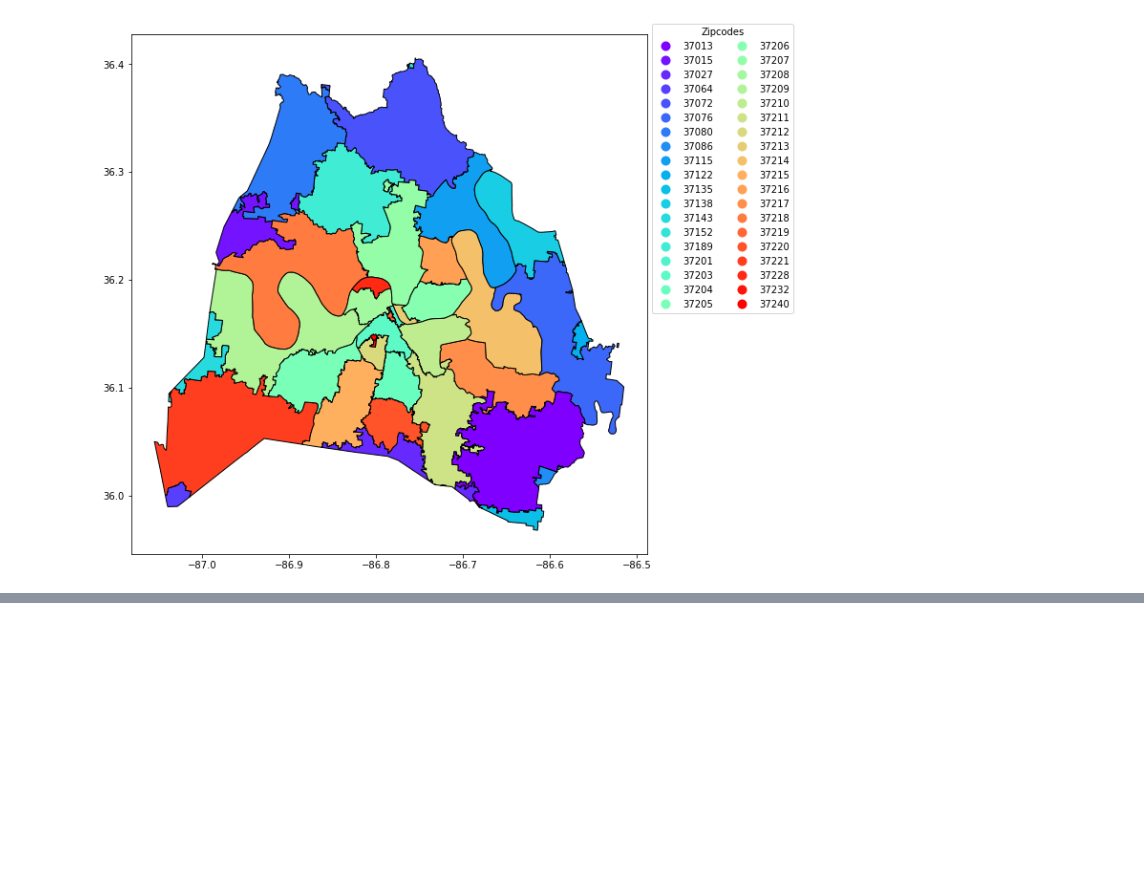
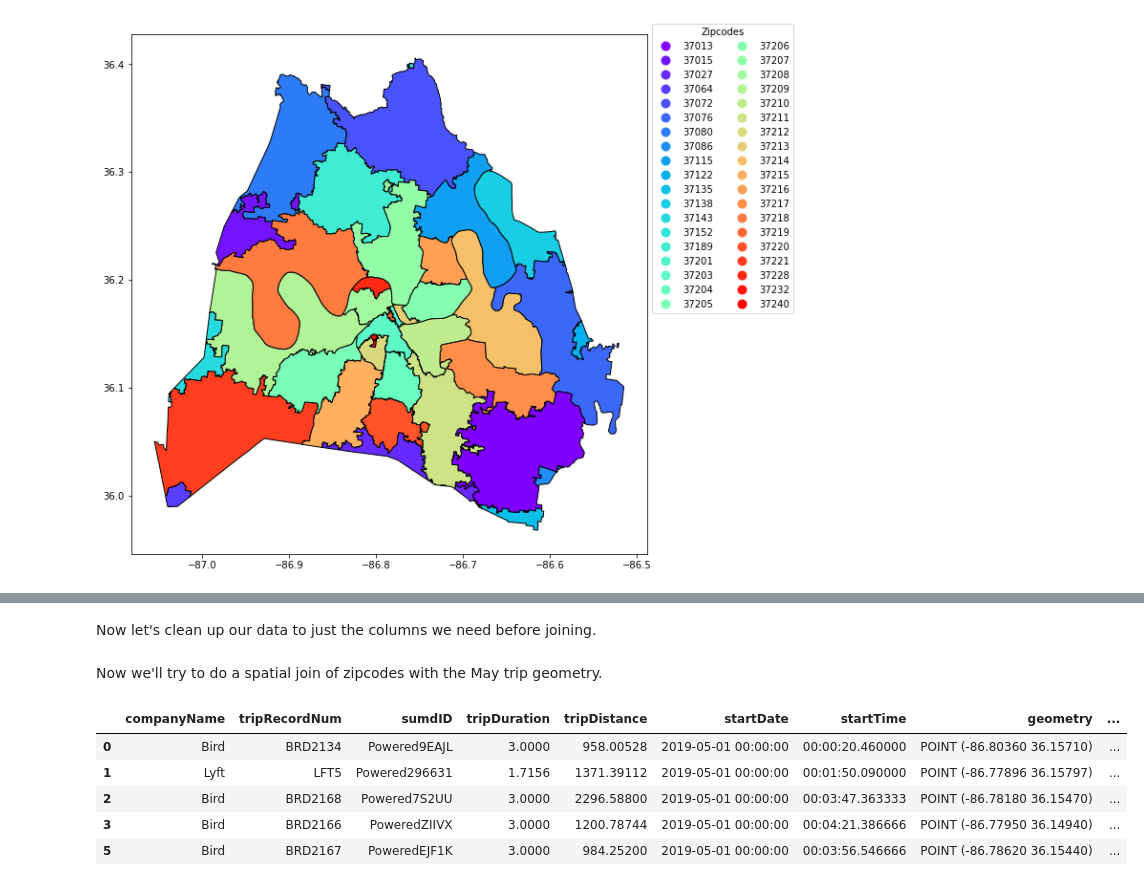
Before and after one commit to derektprice/mapping_scooters_nashville_python, a Jupyter notebook: notebooks/3_MayGeospatial.ipynb, the cells around one changed output, grey strips where cells are left out. Cells and saved outputs as stored; diff of their text form; code cells hidden in the pictures; blank space fills up the shorter version.

```diff
--- a/notebooks/3_MayGeospatial.ipynb
+++ b/notebooks/3_MayGeospatial.ipynb
@@ -79,0 +94,4 @@ Because our trip data is a .csv file instead of a spatial geojson file, we need
+# %%
+maytrips_geo = gpd.GeoDataFrame(maytrips,
+                           crs = zipcodes.crs,
+                           geometry = maytrips['geometry'])
@@ -79,0 +102,19 @@ Because our trip data is a .csv file instead of a spatial geojson file, we need
+# %% [markdown]
+Now let's clean up our data to just the columns we need before joining.
+# %%
+maytrips_geo = maytrips_geo[['companyName', 'tripRecordNum', 'sumdID', 'tripDuration', 'tripDistance', 'startDate', 'startTime', 'geometry']]
+# %%
+zipcodes = zipcodes[['zip', 'po_name', 'geometry']]
+# %% [markdown]
+Now we'll try to do a spatial join of zipcodes with the May trip geometry.
+# %%
+maytrips_by_zip = gpd.sjoin(maytrips_geo, zipcodes, op = 'within')
+# %%
+maytrips_by_zip.head()
+# %% [output]
+|  | companyName | tripRecordNum | sumdID | tripDuration | tripDistance | startDate | startTime | geometry | ... |
+| 0 | Bird | BRD2134 | Powered9EAJL | 3.0000 | 958.00528 | 2019-05-01 00:00:00 | 00:00:20.460000 | POINT (-86.80360 36.15710) | ... |
+| 1 | Lyft | LFT5 | Powered296631 | 1.7156 | 1371.39112 | 2019-05-01 00:00:00 | 00:01:50.090000 | POINT (-86.77896 36.15797) | ... |
+| 2 | Bird | BRD2168 | Powered7S2UU | 3.0000 | 2296.58800 | 2019-05-01 00:00:00 | 00:03:47.363333 | POINT (-86.78180 36.15470) | ... |
+| 3 | Bird | BRD2166 | PoweredZIIVX | 3.0000 | 1200.78744 | 2019-05-01 00:00:00 | 00:04:21.386666 | POINT (-86.77950 36.14940) | ... |
+| 5 | Bird | BRD2167 | PoweredEJF1K | 3.0000 | 984.25200 | 2019-05-01 00:00:00 | 00:03:56.546666 | POINT (-86.78620 36.15440) | ... |
```
Also changed, not shown: parts of 8 cells of this notebook.
